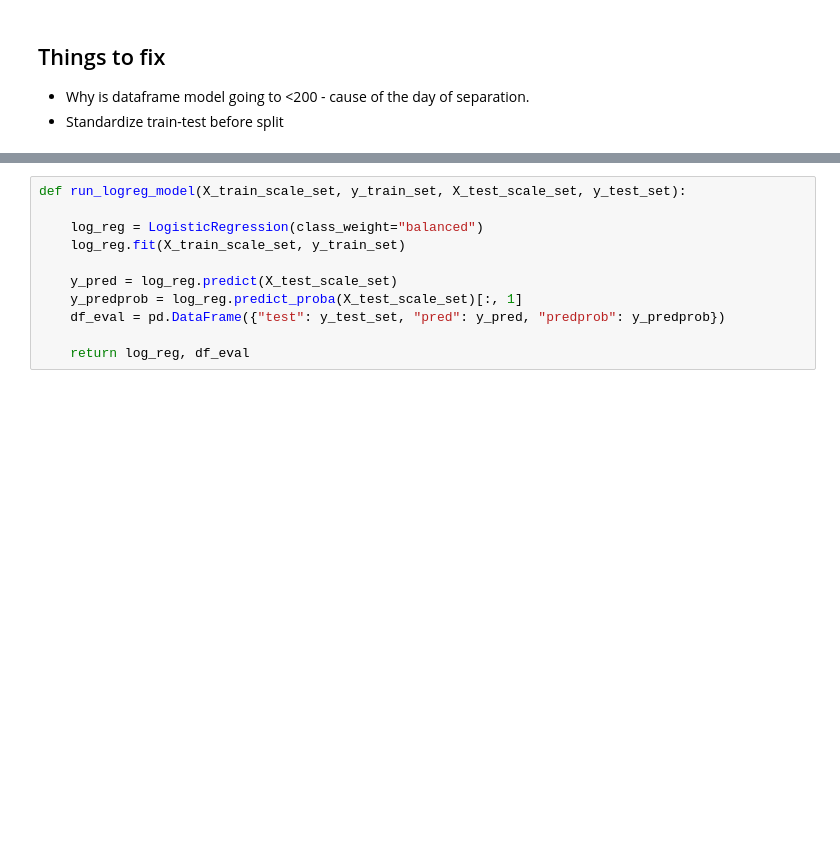
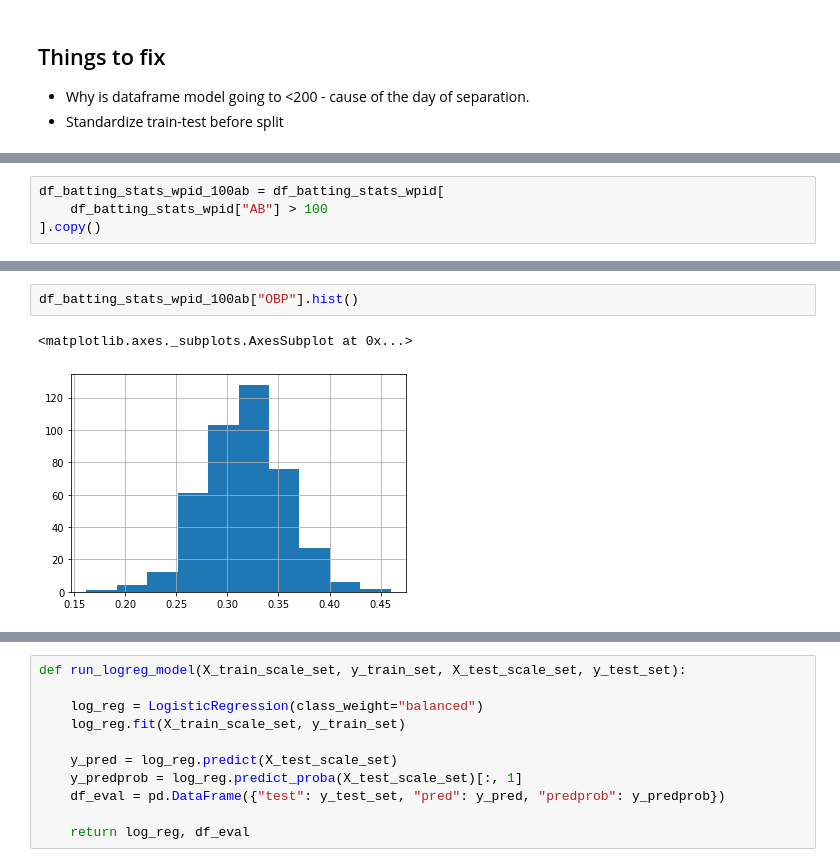
Before and after one commit to benslack19/baseball_player_selector, a Jupyter notebook: daily_fantasy_baseball_predictor_v3_simple.ipynb, the cells around one changed output, grey strips where cells are left out. Cells and saved outputs as stored; diff of their text form; blank space fills up the shorter version.

```diff
--- a/daily_fantasy_baseball_predictor_v3_simple.ipynb
+++ b/daily_fantasy_baseball_predictor_v3_simple.ipynb
@@ -490,0 +470,4 @@ X_train_scale_b1b2, X_test_scale_b1b2, y_train_b1b2, y_test_b1b2 = get_split_dat
+# %%
+df_batting_stats_wpid_100ab = df_batting_stats_wpid[
+    df_batting_stats_wpid["AB"] > 100
+].copy()
@@ -490,0 +500,5 @@ X_train_scale_b1b2, X_test_scale_b1b2, y_train_b1b2, y_test_b1b2 = get_split_dat
+# %%
+df_batting_stats_wpid_100ab["OBP"].hist()
+# %% [output]
+<matplotlib.axes._subplots.AxesSubplot at 0x...>
+[figure, added]
```
Also changed, not shown: parts of 292 cells of this notebook, 38 other files.
